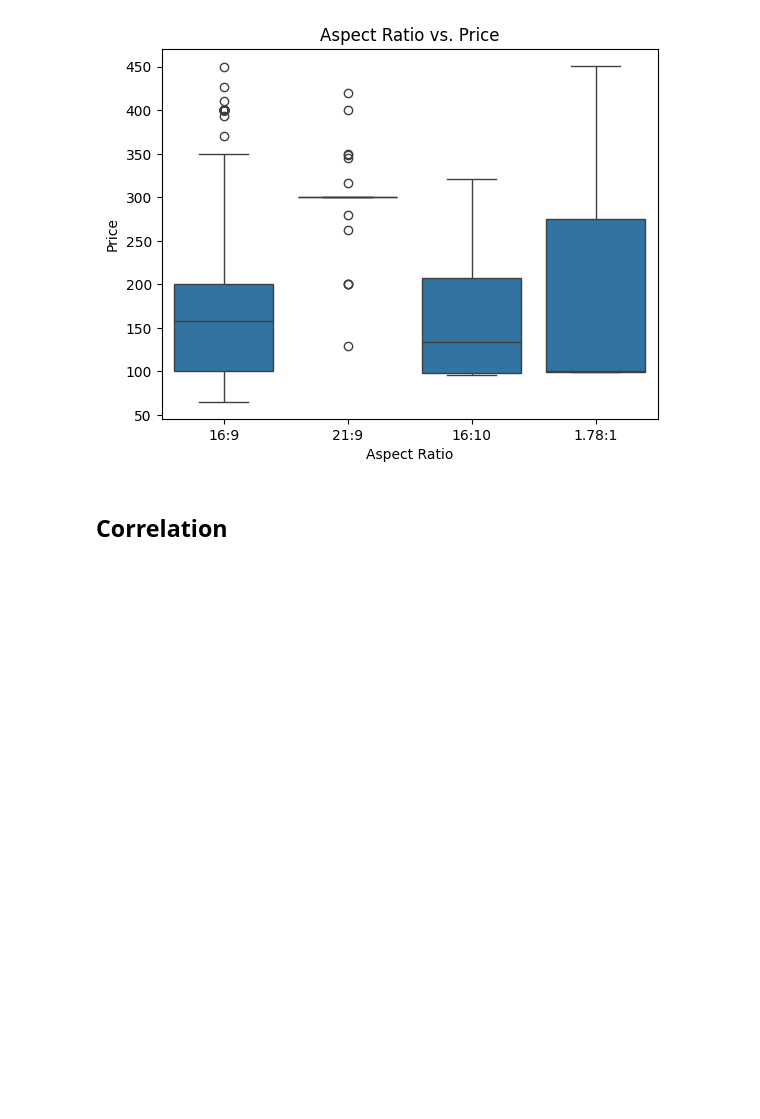
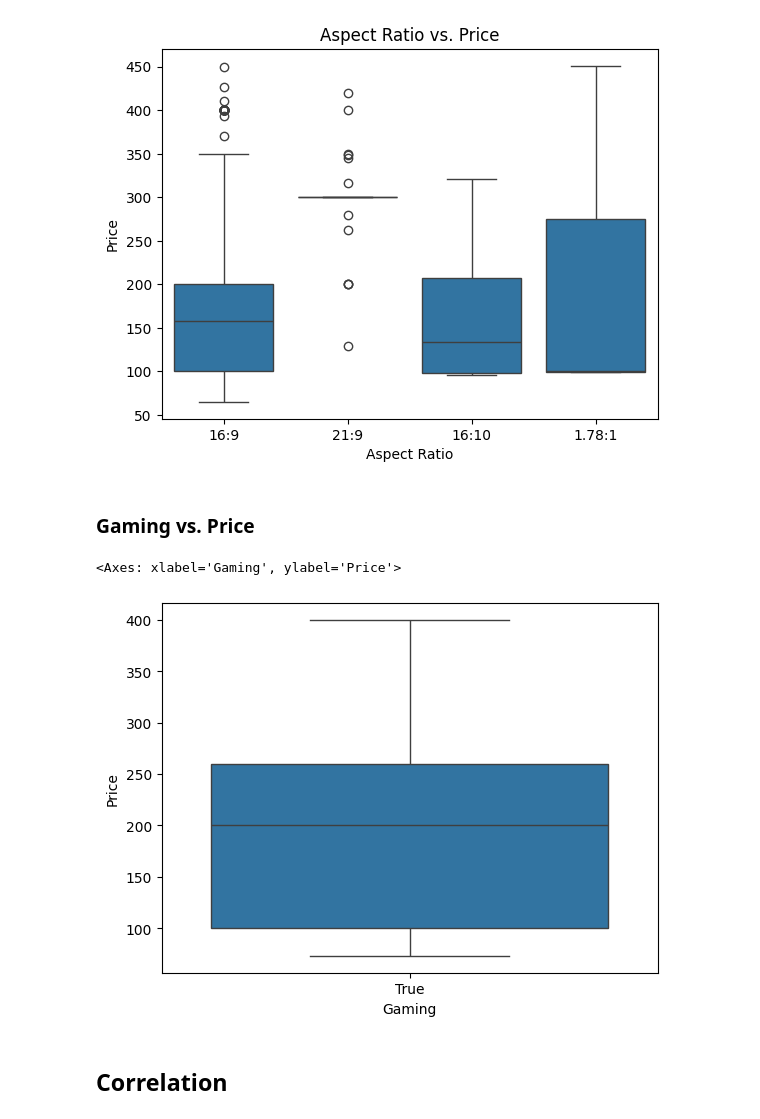
Before and after one commit to aidaduong/Amazon-Monitor, a Jupyter notebook: amazon monitor.ipynb, the cells around one changed output. Cells and saved outputs as stored; diff of their text form; code cells hidden in the pictures; blank space fills up the shorter version.

```diff
--- a/amazon monitor.ipynb
+++ b/amazon monitor.ipynb
@@ -303,6 +249,13 @@ plt.title('Aspect Ratio vs. Price')
 plt.show()
 # %% [output]
 [figure]
+# %% [markdown]
+### Gaming vs. Price
+# %%
+sns.boxplot(data=df2[df2['Gaming']== True], x='Gaming', y='Price')
+# %% [output]
+<Axes: xlabel='Gaming', ylabel='Price'>
+[figure, added]
 # %% [markdown]
 ## Correlation
 # %% [markdown]
```
Also changed, not shown: parts of 33 cells of this notebook, 1 other file.
